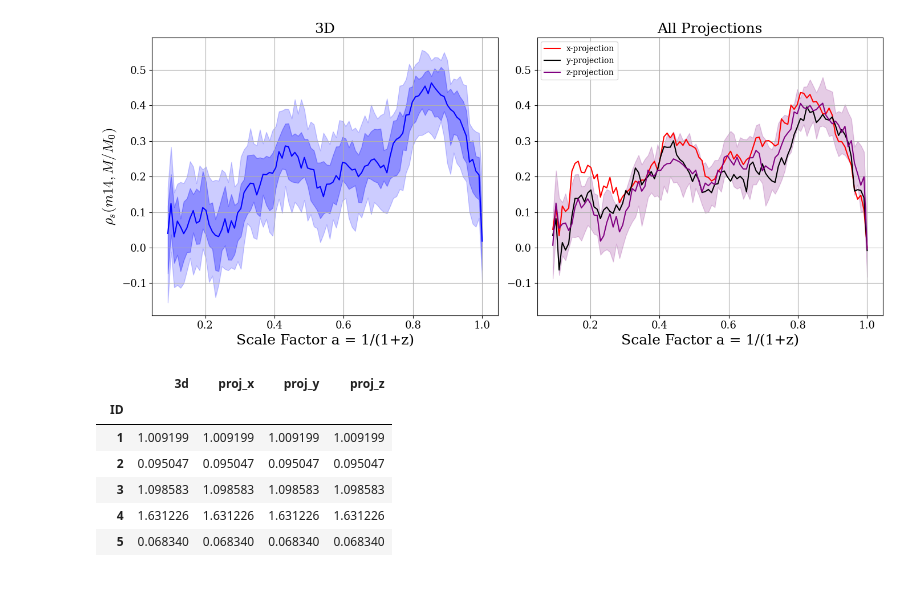
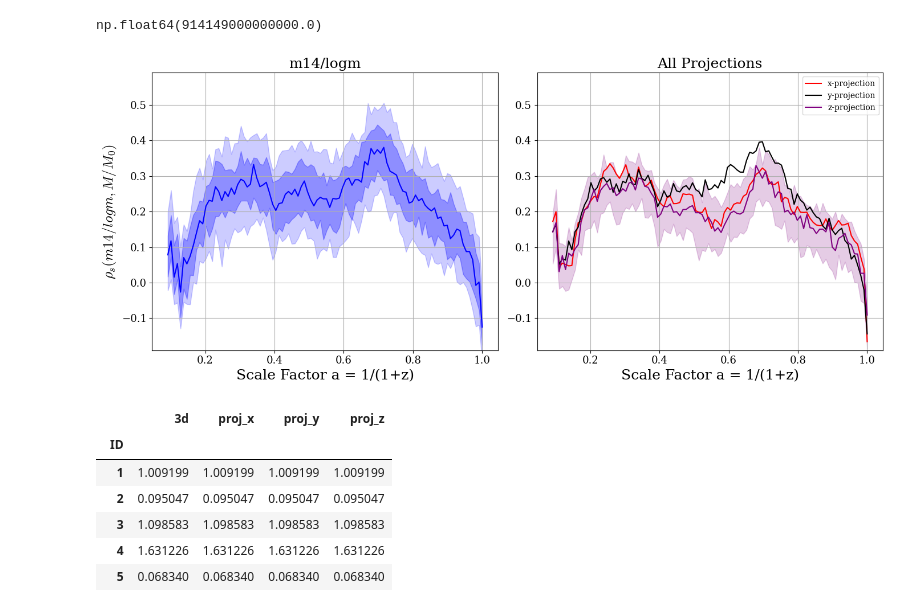
Before and after one commit to Kabelo-T/cluster_morph, a Jupyter notebook: magnitude_gaps.ipynb, the cells around one changed output. Cells and saved outputs as stored; diff of their text form; code cells hidden in the pictures.

```diff
--- a/magnitude_gaps.ipynb
+++ b/magnitude_gaps.ipynb
@@ -21,13 +22,8 @@ plt.rcParams['axes.labelsize'] = 18
 plt.rcParams["mathtext.fontset"] = "cm"
 plt.rcParams["font.family"] = "serif"
 # %%
-mah_df_dict = futils.get_mah_all()
+mah_dict = futils.get_mah_all()
 
 m14 = pd.read_csv('data/gadgetx3k/mag_diff_GadgetX_3k.csv')
 m14.set_index('ID', inplace=True)
-# cutoffs as per Casas+24
-m14 = m14[m14['3d'] > 1.25]
-m14 = m14[m14['proj_x'] > 1.25]
-m14 = m14[m14['proj_y'] > 1.25]
-m14 = m14[m14['proj_z'] > 1.25]
-# display(m14)
+m14
@@ -56,0 +100,22 @@ plt.show()
+# %%
+mahz0_df = datutils.ma_zbin(0.0, mah_dict)
+med_mass = mahz0_df['mass'].median()
+low_mass_ids = mahz0_df.loc[mahz0_df['mass'] < med_mass].index
+high_mass_ids = mahz0_df.loc[mahz0_df['mass'] > med_mass].index
+# %%
+med_mass
+# %% [output]
+np.float64(914149000000000.0)
+# %%
+m14 = pd.read_csv('data/gadgetx3k/mag_diff_GadgetX_3k.csv')
+m14 = m14.loc[high_mass_ids]
+m14.set_index('ID', inplace=True)
+
+# m14 = m14[m14['3d'] > 1.25]  # select more relaxed clusters
+# m14 = m14[m14['proj_x'] > 1.25]
+# m14 = m14[m14['proj_y'] > 1.25]
+# m14 = m14[m14['proj_z'] > 1.25]
+mah_gap_dict, filtered_z_list = datutils.prepare_ma_corrs(
+    mah_dict, m14)
+z_array = np.array(filtered_z_list)
+aexp = 1/(1+z_array)
@@ -60,18 +128,18 @@ ylim = (-0.19, 0.59)
 
 fig, axs = plt.subplots(nrows=1, ncols=2, figsize=(14, 6))
 
-p10 = datutils.get_perc(mah_gap_dict, param='3d', q=10)
-p25 = datutils.get_perc(mah_gap_dict, param='3d', q=25)
-p50 = datutils.get_perc(mah_gap_dict, param='3d', q=50)
-p75 = datutils.get_perc(mah_gap_dict, param='3d', q=75)
-p90 = datutils.get_perc(mah_gap_dict, param='3d', q=90)
+p10 = datutils.get_perc(mah_gap_dict, param='m14/logm', q=10)
+p25 = datutils.get_perc(mah_gap_dict, param='m14/logm', q=25)
+p50 = datutils.get_perc(mah_gap_dict, param='m14/logm', q=50)
+p75 = datutils.get_perc(mah_gap_dict, param='m14/logm', q=75)
+p90 = datutils.get_perc(mah_gap_dict, param='m14/logm', q=90)
 
-axs[0].set_title('3D', fontsize=18)
+axs[0].set_title('m14/logm', fontsize=18)
 axs[0].plot(aexp, p50, color='b')
 axs[0].fill_between(aexp, p10, p90, color='b', alpha=0.2)
 axs[0].fill_between(aexp, p25, p75, color='b', alpha=0.3)
 axs[0].set_xlabel('Scale Factor a = 1/(1+z)')
-axs[0].set_ylabel(r'$\rho_s (m14, M/M_0)$')
+axs[0].set_ylabel(r'$\rho_s (m14/logm, M/M_0)$')
 axs[0].set_yticks(yticks)
 axs[0].set_ylim(ylim)
 axs[0].grid()
@@ -84,35 +152,35 @@ p90 = datutils.get_perc(mah_gap_dict, param='proj_x', q=90)
 
 axs[1].plot(aexp, p50, color='r', label='x-projection')
 # axs[1].fill_between(aexp, p25, p75, color='r', alpha=0.3)
 
 p10 = datutils.get_perc(mah_gap_dict, param='proj_y', q=10)
 p25 = datutils.get_perc(mah_gap_dict, param='proj_y', q=25)
 p50 = datutils.get_perc(mah_gap_dict, param='proj_y', q=50)
 p75 = datutils.get_perc(mah_gap_dict, param='proj_y', q=75)
 p90 = datutils.get_perc(mah_gap_dict, param='proj_y', q=90)
 
 axs[1].plot(aexp, p50, color='k', label='y-projection')
 # axs[1].fill_between(aexp, p25, p75, color='k', alpha=0.3)
 
 p10 = datutils.get_perc(mah_gap_dict, param='proj_z', q=10)
 p25 = datutils.get_perc(mah_gap_dict, param='proj_z', q=25)
 p50 = datutils.get_perc(mah_gap_dict, param='proj_z', q=50)
 p75 = datutils.get_perc(mah_gap_dict, param='proj_z', q=75)
 p90 = datutils.get_perc(mah_gap_dict, param='proj_z', q=90)
 
 axs[1].set_title('All Projections', fontsize=18)
 axs[1].plot(aexp, p50, color='purple', label='z-projection')
 axs[1].fill_between(aexp, p25, p75, color='purple', alpha=0.2)
 axs[1].set_xlabel('Scale Factor a = 1/(1+z)')
 axs[1].set_yticks(yticks)
 axs[1].set_ylim(ylim)
 axs[1].grid()
 axs[1].legend()
 plt.tight_layout()
-plt.savefig('plots/mag_gap_corrs.pdf')
+# plt.savefig('plots/mag_gap_corrs.pdf')
 plt.show()
 # %% [output]
-[figure, old version]
+[figure, new version]
 # %%
 smdf = futils.get_morphologies('results/zx/rin50.0kpc_rout1.0Mpc_205.csv')
 dsdf = futils.get_ds()
```
Also changed, not shown: parts of 9 cells of this notebook, 8 other files.
